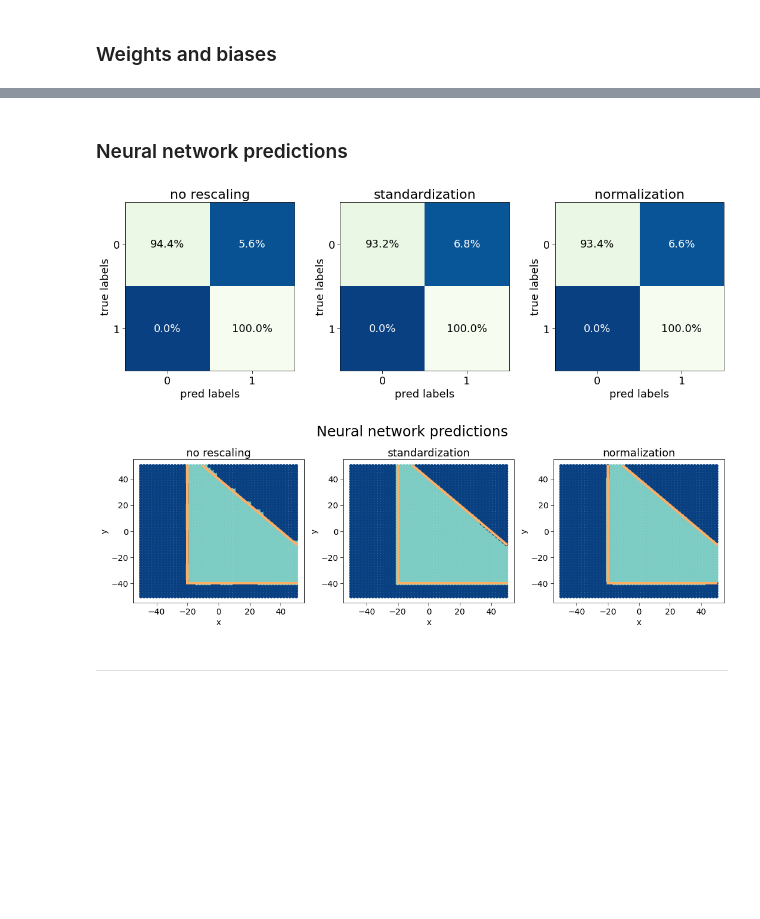
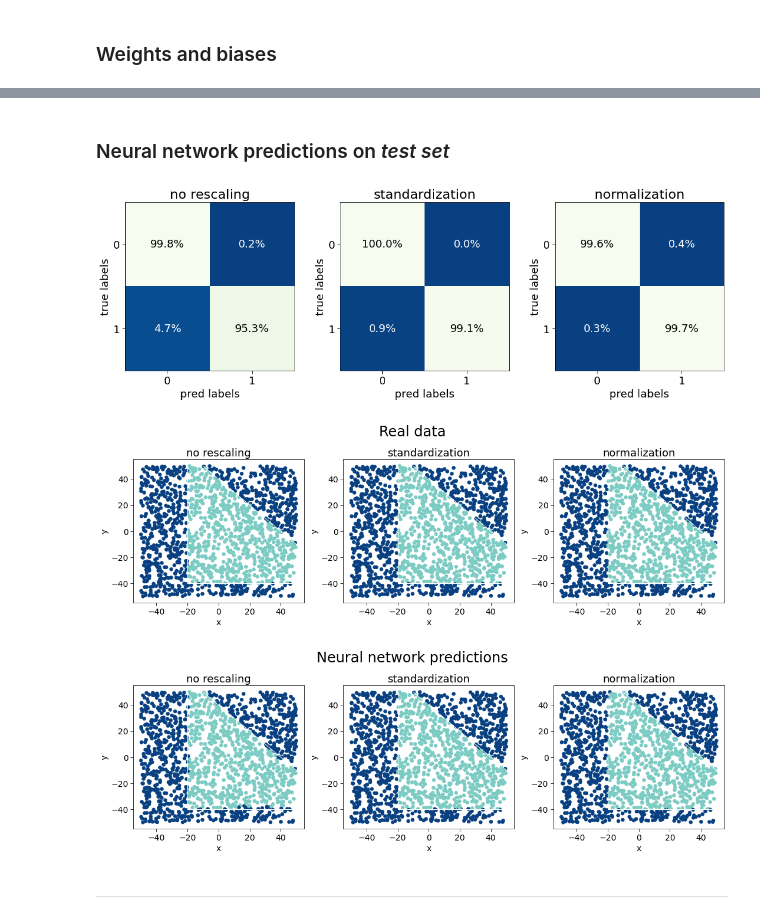
Before and after one commit to niklai99/LCP-modB, a Jupyter notebook: 02-DNN/02-DNN-3.ipynb, the cells around one changed output, grey strips where cells are left out. Saved outputs shown, nothing was run; the diff lists cells and outputs as text; code cells hidden in the pictures; blank space fills up the shorter version.

```diff
--- a/02-DNN/02-DNN-3.ipynb
+++ b/02-DNN/02-DNN-3.ipynb
@@ -72,7 +72,7 @@ x_norm = preprocess.normalize(x)
 dataset = np.array([x_nr, x_std, x_norm])
 titles  = ["no rescaling", "standardization", "normalization"]
 
-fig = plt.figure(figsize=(18,6))
+fig = plt.figure(figsize=(18,6), constrained_layout=True)
 
 for i, data in enumerate(dataset):
     ax  = plot_utils.plot_labeled_data(
@@ -153,8 +141,8 @@ N_features = x.shape[1]
 ## NN hyperparameter
 
 architecture      = [N_features, 20, 20, 1]
-dropout_arc       = None # [1]
-dropout_rates     = None # [0.2]
+dropout_arc       = [2] # [1]
+dropout_rates     = [0.2] # [0.2]
 batch_norm_arc    = None # [2]
 input_dim         = architecture[0]
 hidden_activation = "relu"
@@ -162,16 +150,13 @@ output_activation = "sigmoid"
 name              = "my lovely neural network"
 
 loss      = "binary_crossentropy"
-optimizer = "adam"
-metrics   = [
-    tf.keras.metrics.BinaryAccuracy(name="accuracy", threshold=0.5),
-    # tf.keras.metrics.Recall(name="precision")
-]
+optimizer = "RMSprop"
+metrics   = ["accuracy"]
 # %% [markdown]
 ### Training
 # %%
 # training parameters
-minibatch = 100
+minibatch = 64
 N_epochs  = 200
 
 networks    = []
@@ -362,5 +347,5 @@ for i, network in enumerate(networks):
 # %% [markdown]
-### Neural network predictions
+### Neural network predictions on *test set*
 # %%
 predictions        = []
 binary_predictions = []
@@ -368,7 +353,7 @@ confusion_matrices = []
 
 for i in range(len(dataset)):
 
-    y_pred = networks[i].predict(pred_grids[i])
+    y_pred = networks[i].predict(test_set[i])
     predictions.append(plot_utils.flatten(y_pred))
 
     pred_binary = y_pred.copy()
@@ -376,7 +361,7 @@ for i in range(len(dataset)):
     pred_binary[y_pred >  0.5] = 1
     binary_predictions.append(plot_utils.flatten(pred_binary))
 
-    cm = confusion_matrix(grid_labels, plot_utils.flatten(pred_binary))
+    cm = confusion_matrix(test_labels[i], plot_utils.flatten(pred_binary))
     confusion_matrices.append(cm)
 # %%
 labels = [0, 1]
@@ -404,29 +389,45 @@ for i, cm in enumerate(confusion_matrices):
 
 plt.show()
 # %% [output]
-[figure, old version]
+[figure, new version]
 # %%
-fig = plt.figure(figsize=(15,5))
-fig.suptitle("Neural network predictions", fontsize=24)
-
+fig1 = plt.figure(figsize=(15,5))
+fig1.suptitle("Real data", fontsize=24)
+fig2 = plt.figure(figsize=(15,5))
+fig2.suptitle("Neural network predictions", fontsize=24)
 for i in range(len(dataset)):
 
-    ax  = plot_utils.plot_labeled_data(
-        x               = grid_nr,
-        labels          = binary_predictions[i],
-        fig             = fig,
+    ax = plot_utils.plot_labeled_data(
+        x               = test_set[0],
+        labels          = test_labels[i],
+        fig             = fig1,
         subplot_id      = 131+i,
         title           = titles[i],
         palette         = "GnBu_r",
         hue_norm        = (0, 2),
         fontsize        = 14,
         legend          = False
     )
-    plot_utils.boundaries(ax)
+    plot_utils.boundaries(ax, lw=1, color="w")
+
+    ax = plot_utils.plot_labeled_data(
+        x               = test_set[0],
+        labels          = binary_predictions[i],
+        fig             = fig2,
+        subplot_id      = 131+i,
+        title           = titles[i],
+        palette         = "GnBu_r",
+        hue_norm        = (0, 2),
+        fontsize        = 14,
+        legend          = False
+    )
+    plot_utils.boundaries(ax, lw=1, color="w")
+
 
 plt.show()
 # %% [output]
-[figure, old version]
+[figure, new version]
+[figure, added]
 # %% [markdown]
 ---
 # %% [markdown]
```
Also changed, not shown: parts of 16 cells of this notebook, 5 other files.
